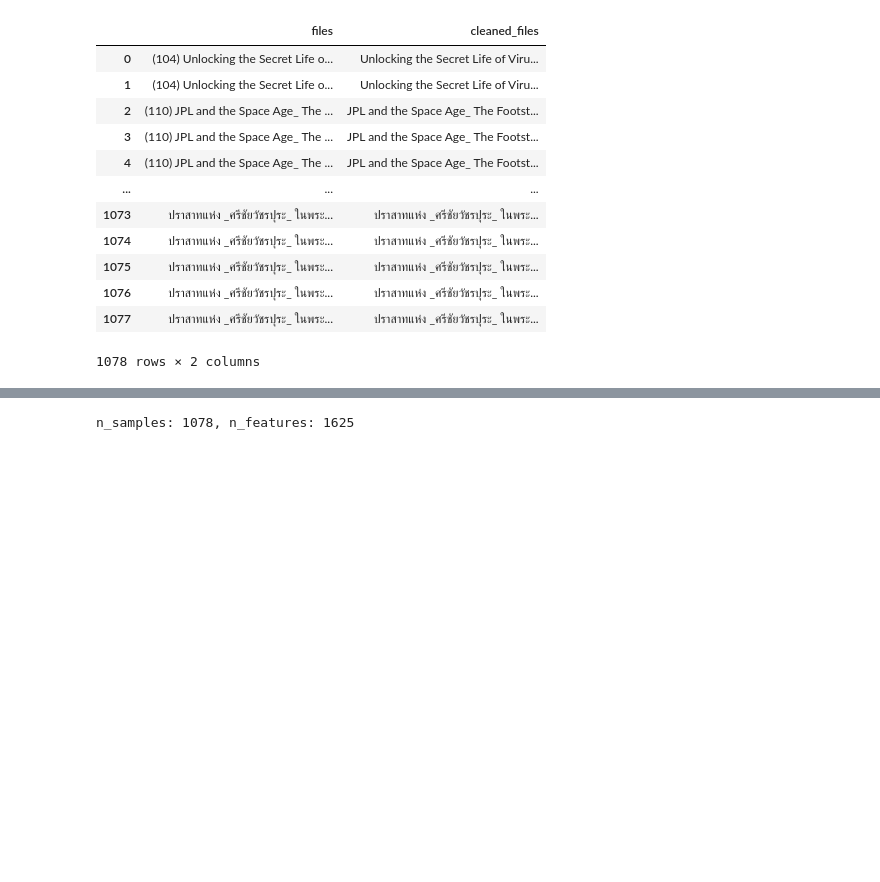
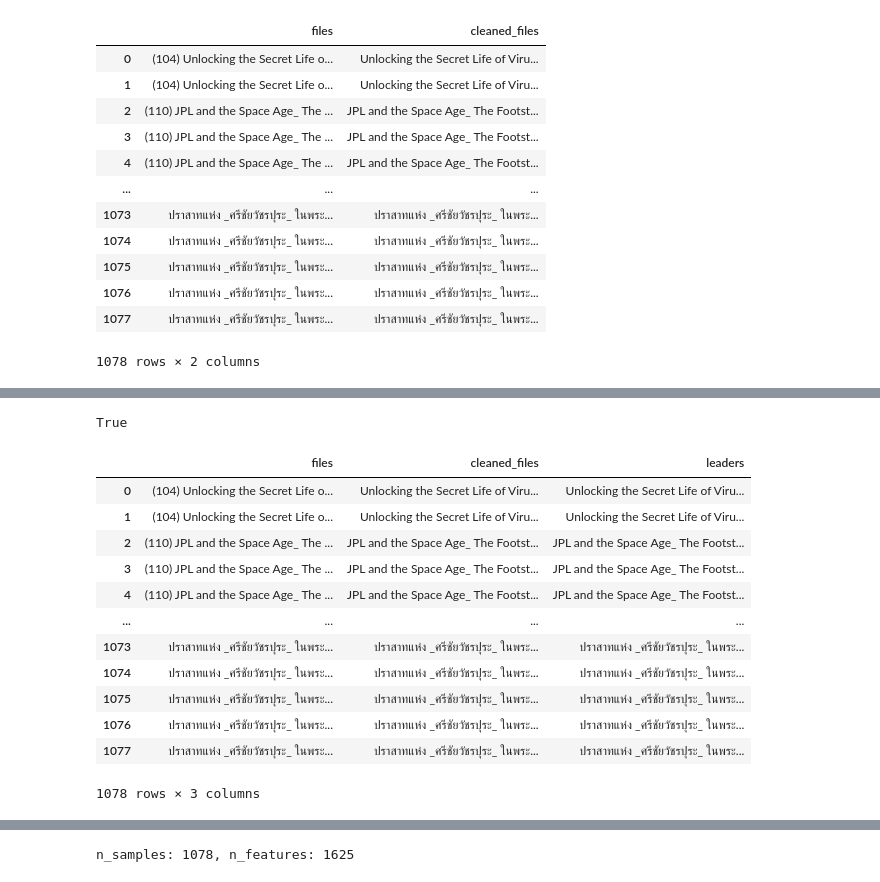
Before and after one commit to mislavskii/screenshot-sorter, a Jupyter notebook: Sorting Screenshots.ipynb, the cells around one changed output, grey strips where cells are left out. Saved outputs shown, nothing was run; the diff lists cells and outputs as text; code cells hidden in the pictures; blank space fills up the shorter version.

```diff
--- a/Sorting Screenshots.ipynb
+++ b/Sorting Screenshots.ipynb
@@ -79,8 +97,0 @@ sorted(cleaned_files)
-# %%
-folders = []
-for file_name in cleaned_files:
-    prefix = ' '.join(file_name.split(' ')[:-2])
-    if prefix not in folders and len(tuple(filter(lambda x: x.startswith(prefix), cleaned_files))) > 1:
-        folders.append(prefix)
-
-folders
@@ -123,3 +112,14 @@ df
 | 1076 | ปราสาทแห่ง _ศรีชัยวัชรปุระ_ ในพระ... | ปราสาทแห่ง _ศรีชัยวัชรปุระ_ ในพระ... |
 | 1077 | ปราสาทแห่ง _ศรีชัยวัชรปุระ_ ในพระ... | ปราสาทแห่ง _ศรีชัยวัชรปุระ_ ในพระ... |
 1078 rows × 2 columns
+# %%
+def extract_leader(file_name):
+    regex = '\d{2,4}\S\d{2}\S\d{2,4}'
+    divider = '#$%%$#'
+    stripper = '- —'
+    browsers = ('Microsoft Edge', 'Yandex Browser', 'Google Chrome')
+    for browser in browsers:
+        file_name = file_name.replace(browser, '')
+    file_name = re.sub(regex, divider, file_name)
+    file_name = file_name.split(divider)[0].strip(stripper)
+    return file_name
@@ -125,0 +133,3 @@ df
+# %%
+leaders = [extract_leader(file) for file in cleaned_files]
+leaders
@@ -125,0 +154,21 @@ df
+# %%
+len(cleaned_files) == len(leaders)
+# %% [output]
+True
+# %%
+df['leaders'] = leaders
+df
+# %% [output]
+|  | files | cleaned_files | leaders |
+| 0 | (104) Unlocking the Secret Life o... | Unlocking the Secret Life of Viru... | Unlocking the Secret Life of Viru... |
+| 1 | (104) Unlocking the Secret Life o... | Unlocking the Secret Life of Viru... | Unlocking the Secret Life of Viru... |
+| 2 | (110) JPL and the Space Age_ The ... | JPL and the Space Age_ The Footst... | JPL and the Space Age_ The Footst... |
+| 3 | (110) JPL and the Space Age_ The ... | JPL and the Space Age_ The Footst... | JPL and the Space Age_ The Footst... |
+| 4 | (110) JPL and the Space Age_ The ... | JPL and the Space Age_ The Footst... | JPL and the Space Age_ The Footst... |
+| ... | ... | ... | ... |
+| 1073 | ปราสาทแห่ง _ศรีชัยวัชรปุระ_ ในพระ... | ปราสาทแห่ง _ศรีชัยวัชรปุระ_ ในพระ... | ปราสาทแห่ง _ศรีชัยวัชรปุระ_ ในพระ... |
+| 1074 | ปราสาทแห่ง _ศรีชัยวัชรปุระ_ ในพระ... | ปราสาทแห่ง _ศรีชัยวัชรปุระ_ ในพระ... | ปราสาทแห่ง _ศรีชัยวัชรปุระ_ ในพระ... |
+| 1075 | ปราสาทแห่ง _ศรีชัยวัชรปุระ_ ในพระ... | ปราสาทแห่ง _ศรีชัยวัชรปุระ_ ในพระ... | ปราสาทแห่ง _ศรีชัยวัชรปุระ_ ในพระ... |
+| 1076 | ปราสาทแห่ง _ศรีชัยวัชรปุระ_ ในพระ... | ปราสาทแห่ง _ศรีชัยวัชรปุระ_ ในพระ... | ปราสาทแห่ง _ศรีชัยวัชรปุระ_ ในพระ... |
+| 1077 | ปราสาทแห่ง _ศรีชัยวัชรปุระ_ ในพระ... | ปราสาทแห่ง _ศรีชัยวัชรปุระ_ ในพระ... | ปราสาทแห่ง _ศรีชัยวัชรปุระ_ ในพระ... |
+1078 rows × 3 columns
```
Also changed, not shown: parts of 11 cells of this notebook.
